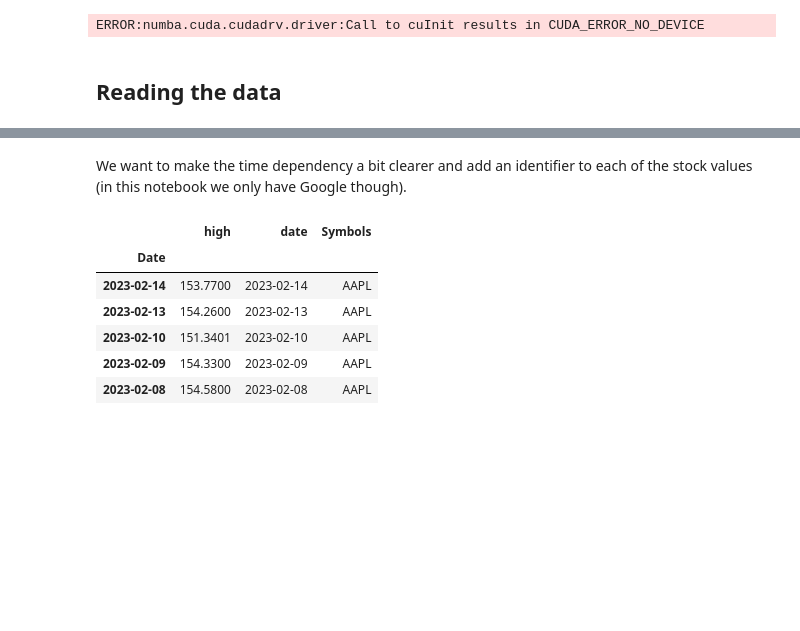
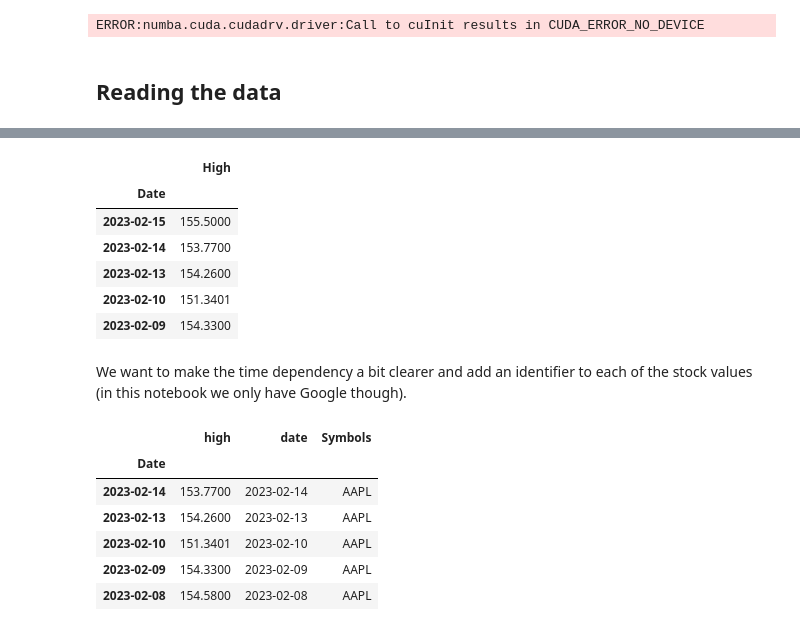
Before and after one commit to harnalashok/timeseries, a Jupyter notebook: tsfresh_Timeseries_Forecasting.ipynb, the cells around one changed output, grey strips where cells are left out. Drawn from its saved outputs; the diff is of its cells as text; code cells hidden in the pictures; blank space fills up the shorter version.

```diff
--- a/tsfresh_Timeseries_Forecasting.ipynb
+++ b/tsfresh_Timeseries_Forecasting.ipynb
@@ -74,3 +124,15 @@ plt.show()
+# %%
+# 3.1 Retail just 'High':
+df = df[['High']]
+df.head()
+# %% [output]
+|  | High |
+| Date |  |
+| 2023-02-15 | 155.5000 |
+| 2023-02-14 | 153.7700 |
+| 2023-02-13 | 154.2600 |
+| 2023-02-10 | 151.3401 |
+| 2023-02-09 | 154.3300 |
 # %% [markdown]
 We want to make the time dependency a bit clearer and add an identifier to each of the stock values (in this notebook we only have Google though).
 # %%
```
Also changed, not shown: parts of 15 cells of this notebook.
